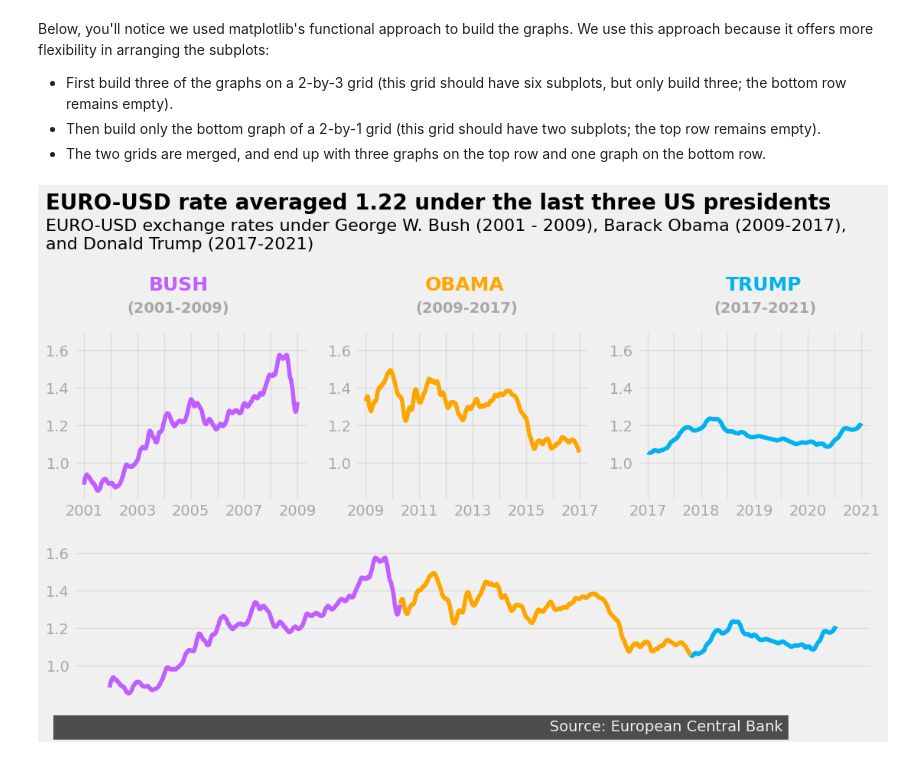
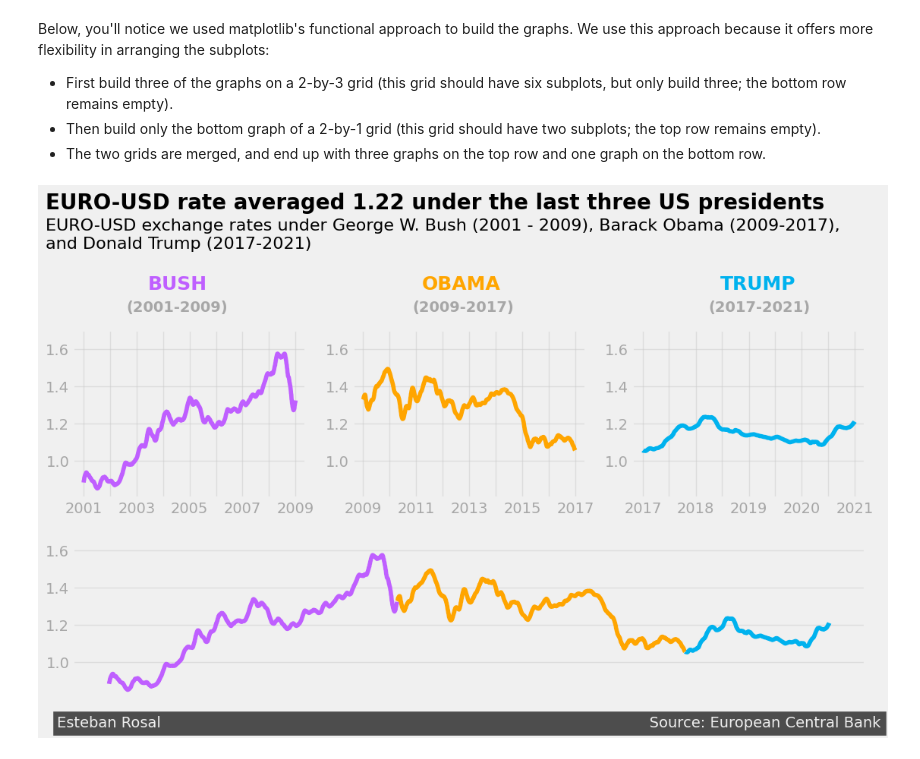
Before and after one commit to errosal/errosal.github.io, a Jupyter notebook: Python/Exchange_Rates/Exchange_Rates.ipynb, the cells around one changed output. Cells and saved outputs as stored; diff of their text form; code cells hidden in the pictures.

```diff
--- a/Python/Exchange_Rates/Exchange_Rates.ipynb
+++ b/Python/Exchange_Rates/Exchange_Rates.ipynb
@@ -298,32 +298,32 @@ ax3.set_xticklabels(['2017', '', '2018', '', '2019', '',
                      '2020', '', '2021'],
                    alpha=0.3)
 ax3.text(17700.0, 1.92, 'TRUMP', fontsize=18, weight='bold',
         color='#00B2EE')
 ax3.text(17620.0, 1.8, '(2017-2021)', weight='bold',
          alpha=0.3)
 
 ### Ax4: Bush-Obama-Trump
 ax4.plot(bush['Time'], bush['rolling_mean'],
         color='#BF5FFF')
 ax4.plot(obama['Time'], obama['rolling_mean'],
         color='#ffa500')
 ax4.plot(trump['Time'], trump['rolling_mean'],
         color='#00B2EE')
 ax4.grid(alpha=0.5)
 ax4.set_xticks([])
 
 ### Adding a title and a subtitle
 ax1.text(10800.0, 2.35, 'EURO-USD rate averaged 1.22 under the last three US presidents',
          fontsize=20, weight='bold')
 ax1.text(10800.0, 2.14, '''EURO-USD exchange rates under George W. Bush (2001 - 2009), Barack Obama (2009-2017),
 and Donald Trump (2017-2021)''',
         fontsize=16)
 
 ### Adding a signature
-ax4.text(10800.0, 0.65, '' + ' '*103 + 'Source: European Central Bank',
+ax4.text(10800.0, 0.65, 'Esteban Rosal' + ' '*103 + 'Source: European Central Bank',
         color = '#f0f0f0', backgroundcolor = '#4d4d4d',
         size=14)
 
 plt.show()
 # %% [output]
-[figure, old version]
+[figure, new version]
```
Also changed, not shown: parts of 3 cells of this notebook, 1 other file.
